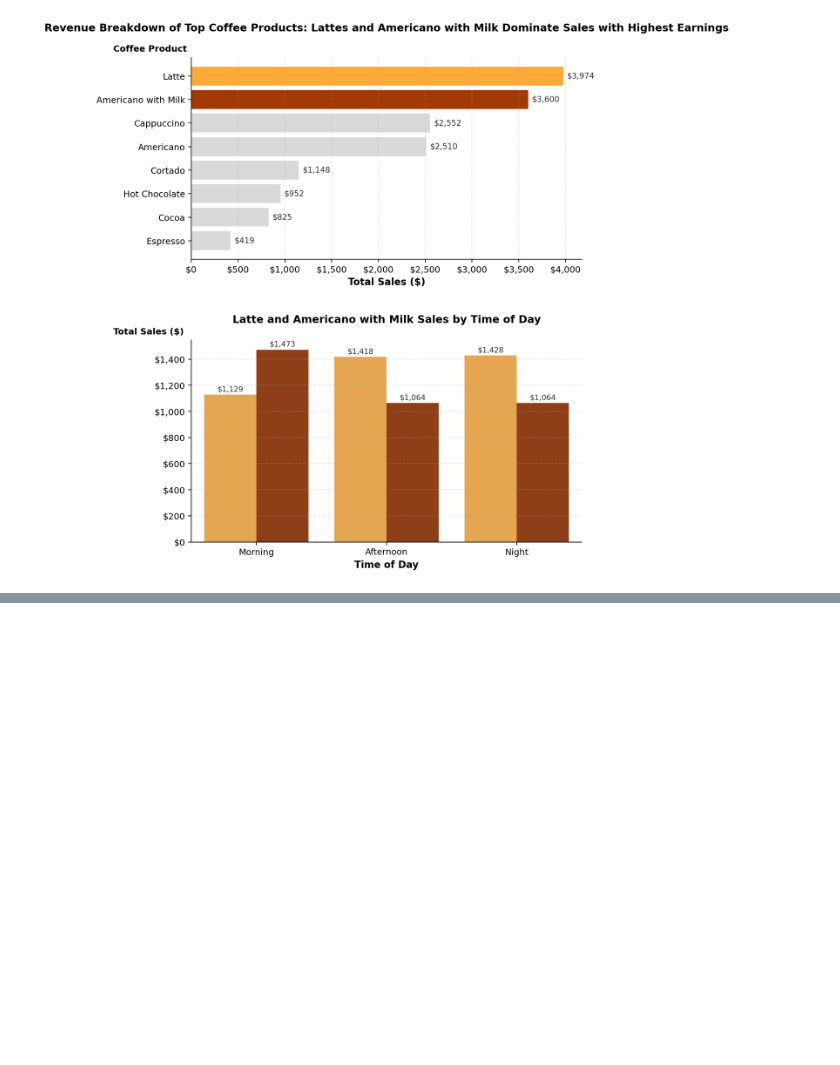
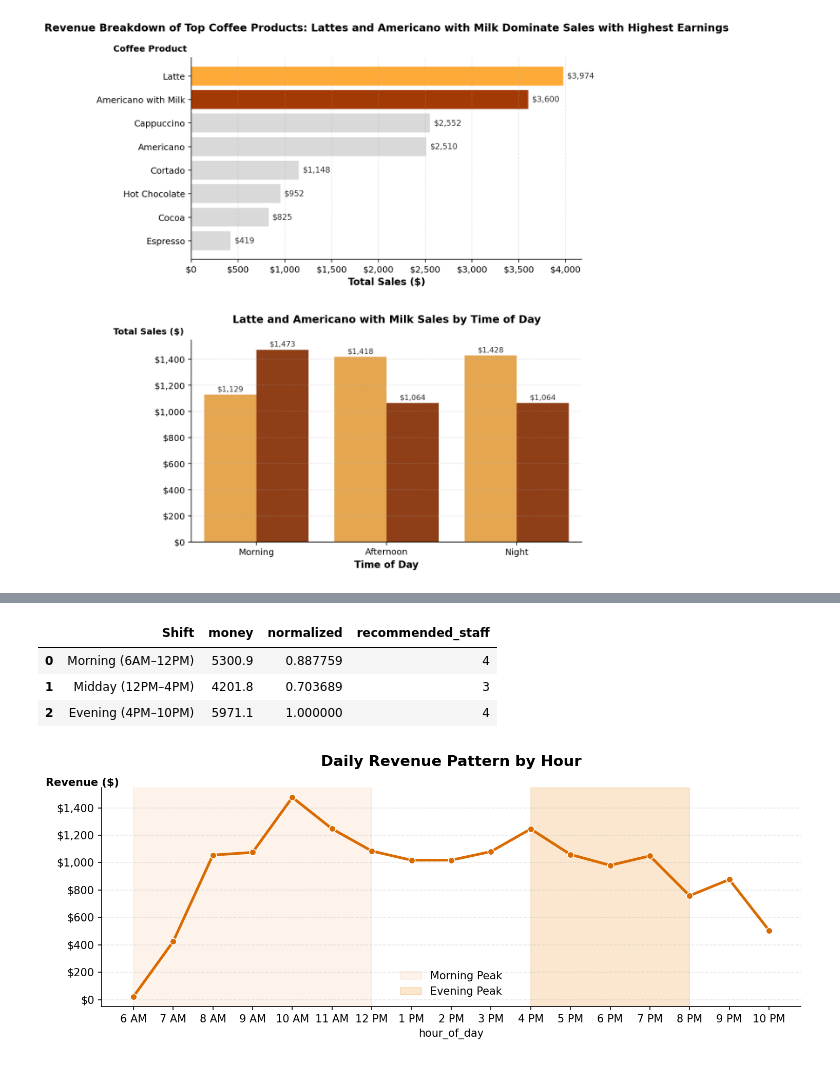
Before and after one commit to visheshgupta19/Memo-Assignment, a Jupyter notebook: memo update copy.ipynb, the cells around one changed output, grey strips where cells are left out. Saved outputs shown, nothing was run; the diff lists cells and outputs as text; code cells hidden in the pictures; blank space fills up the shorter version.

Commit message:
cleaned and plots added

```diff
--- a/memo update copy.ipynb
+++ b/memo update copy.ipynb
@@ -803,0 +1014,65 @@ The is our plot post processing
+# %%
+sales_by_shift
+# %% [output]
+|  | Shift | money | normalized | recommended_staff |
+| 0 | Morning (6AM–12PM) | 5300.9 | 0.887759 | 4 |
+| 1 | Midday (12PM–4PM) | 4201.8 | 0.703689 | 3 |
+| 2 | Evening (4PM–10PM) | 5971.1 | 1.000000 | 4 |
+# %%
+import matplotlib.ticker as mtick
+
+plt.figure(figsize=(10, 4), dpi=150)
+ax = plt.gca()
+
+hourly_revenue = df.groupby("hour_of_day")["money"].sum().reset_index()
+
+# Line plot
+sns.lineplot(
+    data=hourly_revenue,
+    x="hour_of_day",
+    y="money",
+    marker="o",
+    linewidth=2.5,
+    color="#d96b00",
+    ax=ax,
+)
+
+# Highlight morning and evening peaks
+plt.axvspan(6, 12, color="#f7c59f", alpha=0.2, label="Morning Peak")
+plt.axvspan(16, 20, color="#ef8a17", alpha=0.2, label="Evening Peak")
+
+# Title
+plt.title("Daily Revenue Pattern by Hour", fontsize=14, fontweight="bold", pad=20)
+
+# X-axis labels in 12-hour format
+ax.set_xticks(range(6, 23))
+ax.set_xticklabels([f"{h%12 or 12} {'AM' if h < 12 else 'PM'}" for h in range(6, 23)])
+
+# Remove default y-axis label
+ax.set_ylabel("")
+
+# Add custom y-axis label using ax.text (like your shift example)
+ax.text(
+    -0.08,  # x-position (slightly outside the axis)
+    1.02,  # y-position (center)
+    "Revenue ($)",  # label text
+    transform=ax.transAxes,
+    fontsize=10,
+    ha="left",
+    va="center",
+    fontweight="bold",
+)
+
+# Format y-axis as currency
+ax.yaxis.set_major_formatter(mtick.StrMethodFormatter("${x:,.0f}"))
+
+# Grid, legend, and clean spines
+ax.grid(axis="y", linestyle="--", alpha=0.3)
+ax.spines["top"].set_visible(False)
+ax.spines["right"].set_visible(False)
+plt.legend(frameon=False)
+
+plt.tight_layout()
+plt.show()
+# %% [output]
+[figure, added]
```
Also changed, not shown: parts of 2 cells of this notebook, 9 other files.
